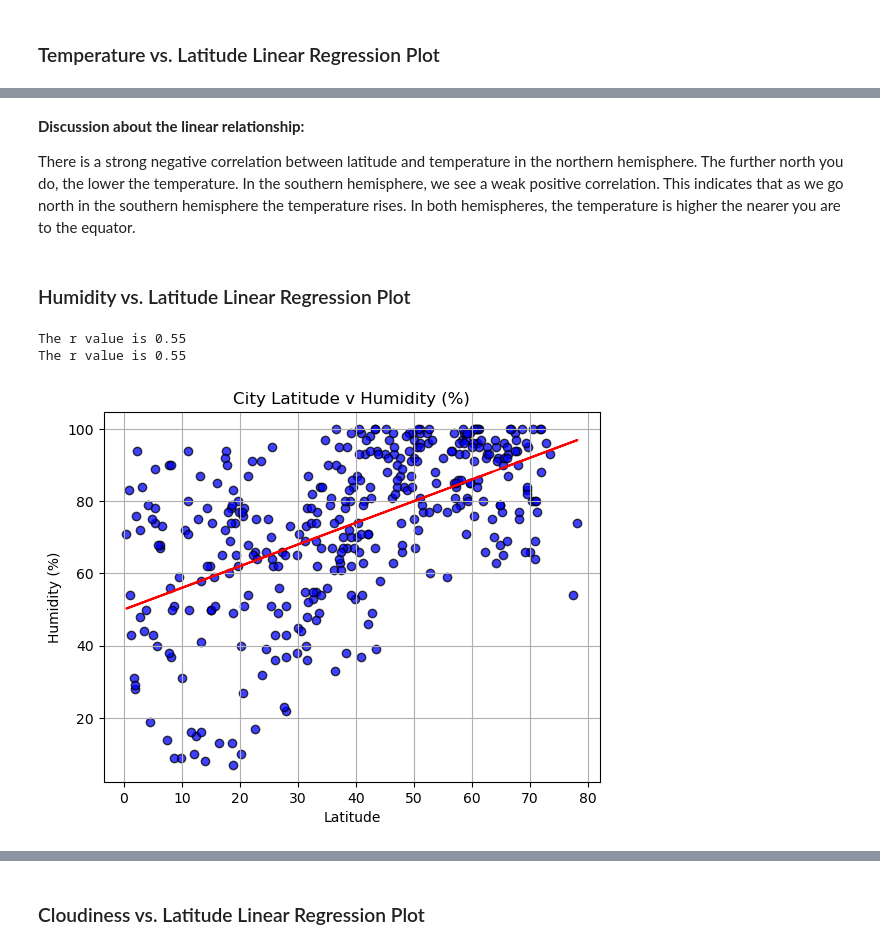
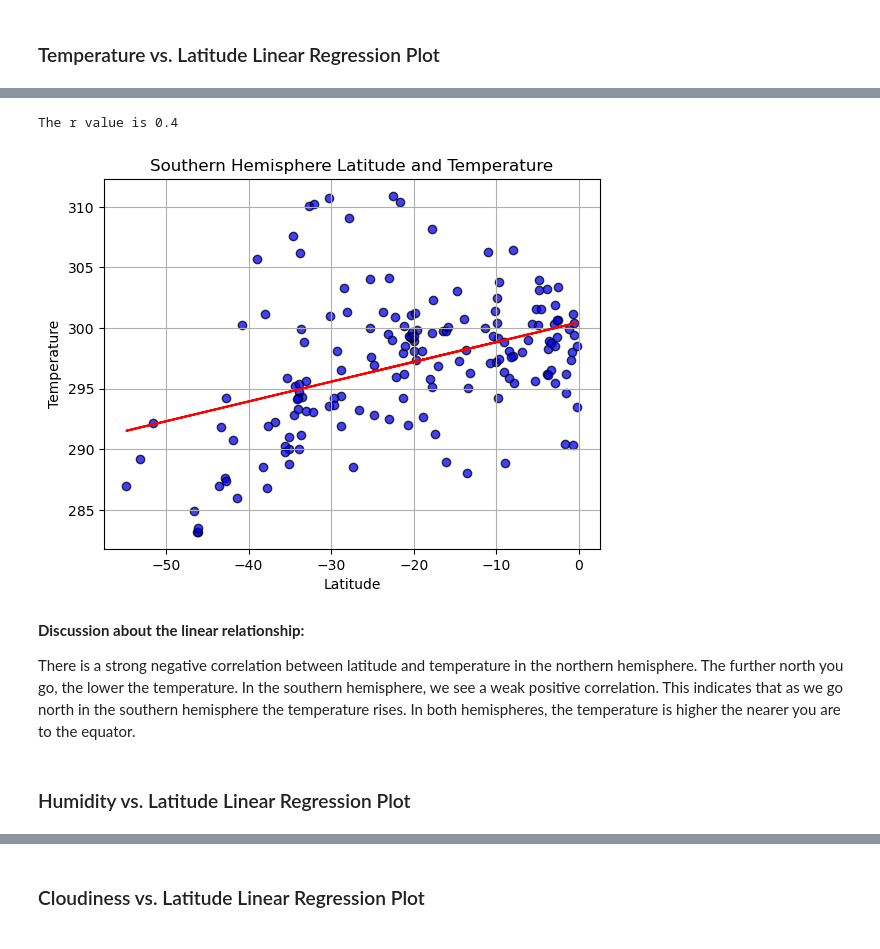
Before and after one commit to lilphonsdale/python-api-challenge, a Jupyter notebook: WeatherPy/WeatherPy.ipynb, the cells around one changed output, grey strips where cells are left out. Saved outputs shown, nothing was run; the diff lists cells and outputs as text; code cells hidden in the pictures.

```diff
--- a/WeatherPy/WeatherPy.ipynb
+++ b/WeatherPy/WeatherPy.ipynb
@@ -424,40 +382,19 @@ The r value is 0.36
+# %%
+# Linear regression on Southern Hemisphere
+
+create_lr(x = southern_hemi_df["Lat"],
+          y = southern_hemi_df["Max Temp"],
+          title = "Southern Hemisphere Latitude and Temperature",
+          xlabel = "Latitude",
+          ylabel = "Temperature",
+          filename = "fig6"
+         )
+# %% [output]
+The r value is 0.4
+[figure, added]
 # %% [markdown]
 **Discussion about the linear relationship:**
 
-There is a strong negative correlation between latitude and temperature in the northern hemisphere. The further north you do, the lower the temperature. In the southern hemisphere, we see a weak positive correlation. This indicates that as we go north in the southern hemisphere the temperature rises. In both hemispheres, the temperature is higher the nearer you are to the equator.
+There is a strong negative correlation between latitude and temperature in the northern hemisphere. The further north you go, the lower the temperature. In the southern hemisphere, we see a weak positive correlation. This indicates that as we go north in the southern hemisphere the temperature rises. In both hemispheres, the temperature is higher the nearer you are to the equator.
 # %% [markdown]
 ### Humidity vs. Latitude Linear Regression Plot
-# %%
-# Northern Hemisphere
-# Build scatter plot for latitude vs. humidity
-nh_lat = northern_hemi_df["Lat"]
-nh_hum = northern_hemi_df["Humidity"]
-
-nh_hum_slope, nh_hum_int, nh_hum_r, nh_hum_p, nh_hum_std_err = linregress(nh_lat, nh_hum)
-nh_hum_fit = nh_hum_slope * nh_lat + nh_hum_int
-
-nh_hum_line = "y = " + str(round(nh_hum_slope,2)) + "x + " + str(round(nh_hum_int,2))
-
-print(f"The r value is {round(pearsonr(nh_lat,nh_hum)[0],2)}")
-print(f"The r value is {round(nh_hum_r,2)}")
-
-plt.scatter(nh_lat,nh_hum, marker="o", facecolors="blue", edgecolors="black", alpha=0.75)
-plt.plot(nh_lat, nh_hum_fit, color = "red")
-
-# Incorporate the other graph properties
-plt.title("Northern Hemisphere City Latitude v Humidity (%)")
-plt.xlabel("Latitude")
-plt.ylabel("Humidity (%)")
-plt.grid()
-plt.annotate(nh_line,(5.8,0.8),fontsize=15,color="red")
-
-
-# Save the figure
-plt.savefig("../output_data/Fig7.png")
-
-# # Show plot
-plt.show()
-# %% [output]
-The r value is 0.55
-The r value is 0.55
-[figure, removed]
```
Also changed, not shown: parts of 31 cells of this notebook, 19 other files.
